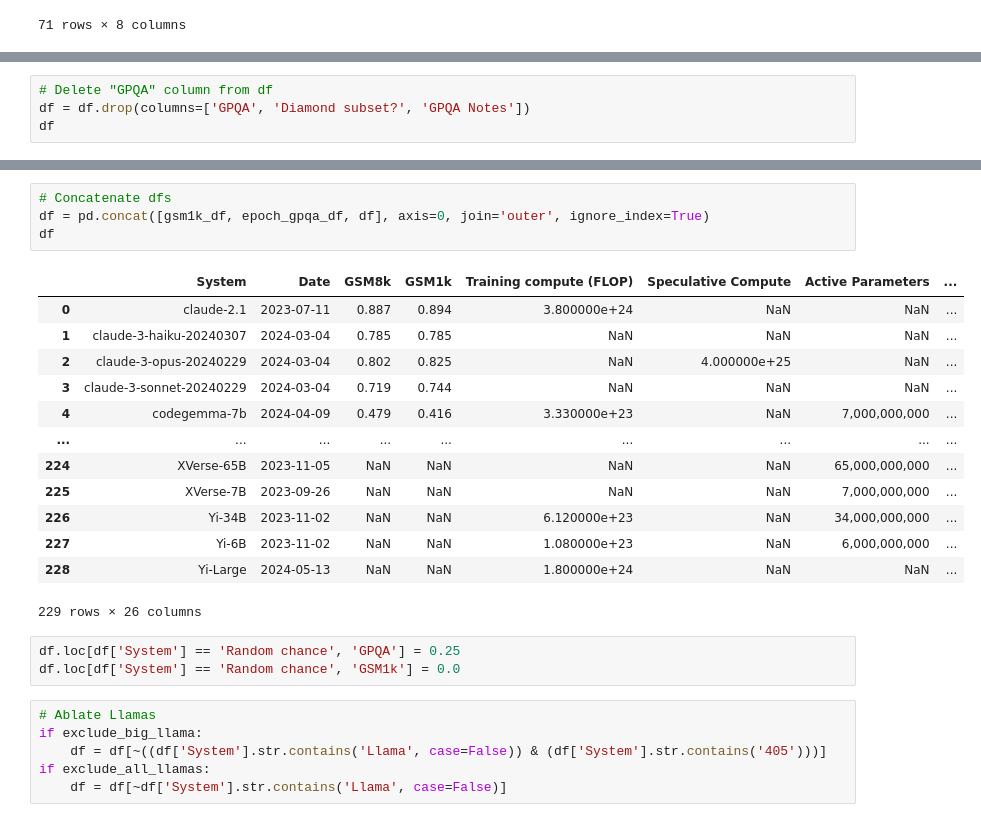
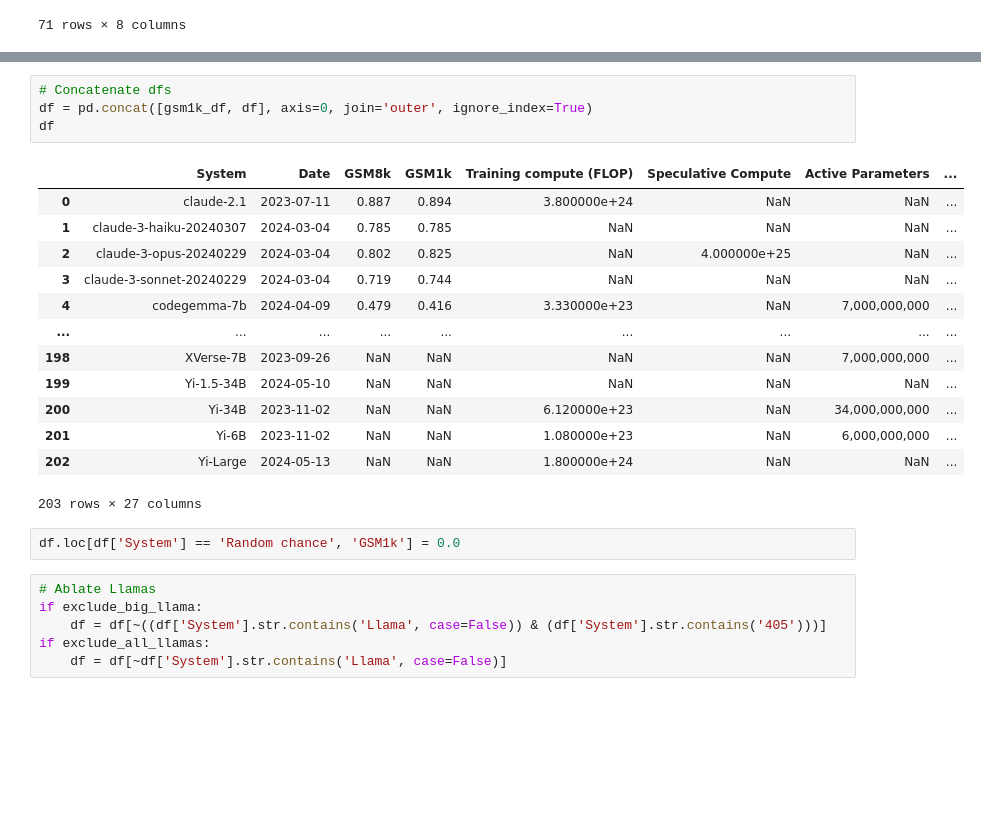
Before and after one commit to epoch-research/open-model-trends, a Jupyter notebook: benchmark_analysis.ipynb, the cells around one changed output, grey strips where cells are left out. Cells and saved outputs as stored; diff of their text form; blank space fills up the shorter version.

```diff
--- a/benchmark_analysis.ipynb
+++ b/benchmark_analysis.ipynb
@@ -122,4 +100,0 @@ epoch_gpqa_df
-# %%
-# Delete "GPQA" column from df
-df = df.drop(columns=['GPQA', 'Diamond subset?', 'GPQA Notes'])
-df
@@ -140,23 +101,22 @@ df
 # %%
 # Concatenate dfs
-df = pd.concat([gsm1k_df, epoch_gpqa_df, df], axis=0, join='outer', ignore_index=True)
+df = pd.concat([gsm1k_df, df], axis=0, join='outer', ignore_index=True)
 df
 # %% [output]
 |  | System | Date | GSM8k | GSM1k | Training compute (FLOP) | Speculative Compute | Active Parameters | ... |
 | 0 | claude-2.1 | 2023-07-11 | 0.887 | 0.894 | 3.800000e+24 | NaN | NaN | ... |
 | 1 | claude-3-haiku-20240307 | 2024-03-04 | 0.785 | 0.785 | NaN | NaN | NaN | ... |
 | 2 | claude-3-opus-20240229 | 2024-03-04 | 0.802 | 0.825 | NaN | 4.000000e+25 | NaN | ... |
 | 3 | claude-3-sonnet-20240229 | 2024-03-04 | 0.719 | 0.744 | NaN | NaN | NaN | ... |
 | 4 | codegemma-7b | 2024-04-09 | 0.479 | 0.416 | 3.330000e+23 | NaN | 7,000,000,000 | ... |
 | ... | ... | ... | ... | ... | ... | ... | ... | ... |
-| 224 | XVerse-65B | 2023-11-05 | NaN | NaN | NaN | NaN | 65,000,000,000 | ... |
-| 225 | XVerse-7B | 2023-09-26 | NaN | NaN | NaN | NaN | 7,000,000,000 | ... |
-| 226 | Yi-34B | 2023-11-02 | NaN | NaN | 6.120000e+23 | NaN | 34,000,000,000 | ... |
-| 227 | Yi-6B | 2023-11-02 | NaN | NaN | 1.080000e+23 | NaN | 6,000,000,000 | ... |
-| 228 | Yi-Large | 2024-05-13 | NaN | NaN | 1.800000e+24 | NaN | NaN | ... |
+| 198 | XVerse-7B | 2023-09-26 | NaN | NaN | NaN | NaN | 7,000,000,000 | ... |
+| 199 | Yi-1.5-34B | 2024-05-10 | NaN | NaN | NaN | NaN | NaN | ... |
+| 200 | Yi-34B | 2023-11-02 | NaN | NaN | 6.120000e+23 | NaN | 34,000,000,000 | ... |
+| 201 | Yi-6B | 2023-11-02 | NaN | NaN | 1.080000e+23 | NaN | 6,000,000,000 | ... |
+| 202 | Yi-Large | 2024-05-13 | NaN | NaN | 1.800000e+24 | NaN | NaN | ... |
-229 rows × 26 columns
+203 rows × 27 columns
 # %%
-df.loc[df['System'] == 'Random chance', 'GPQA'] = 0.25
 df.loc[df['System'] == 'Random chance', 'GSM1k'] = 0.0
 # %%
 # Ablate Llamas
```
Also changed, not shown: parts of 26 cells of this notebook, 2 other files.
